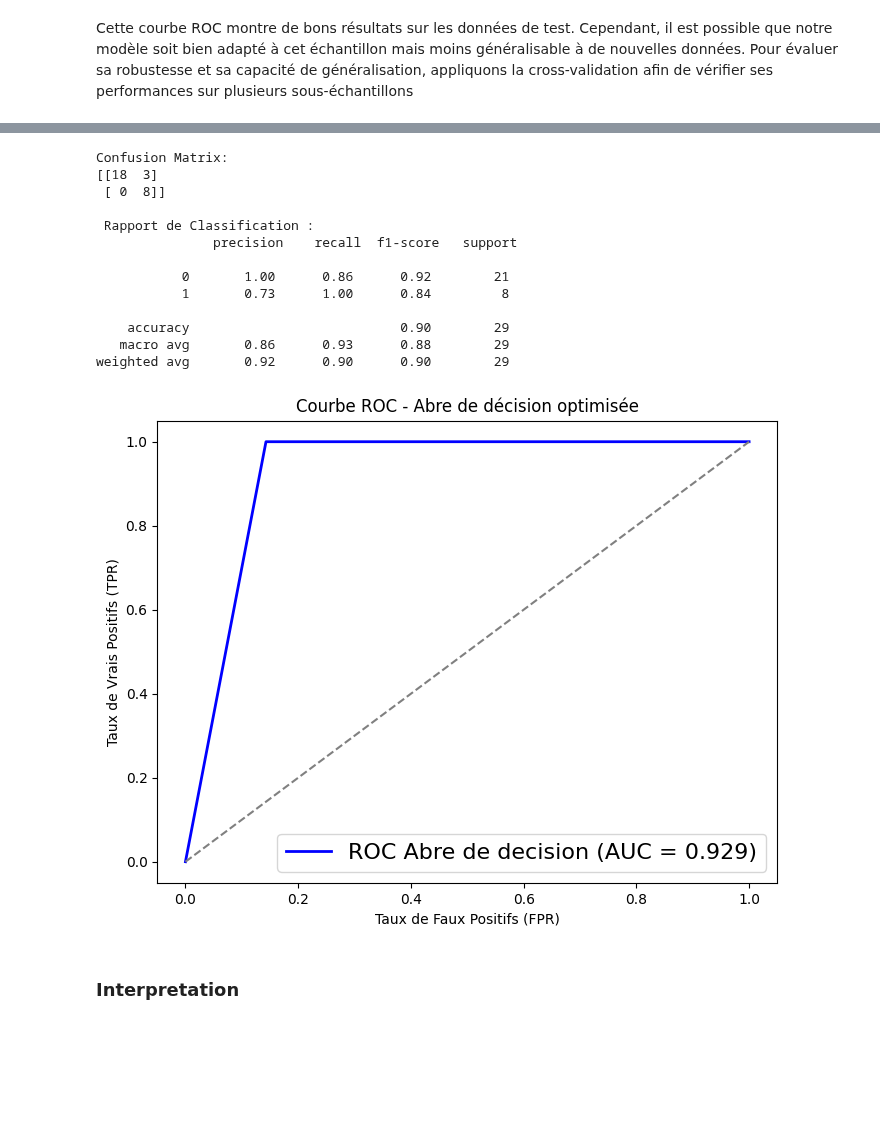
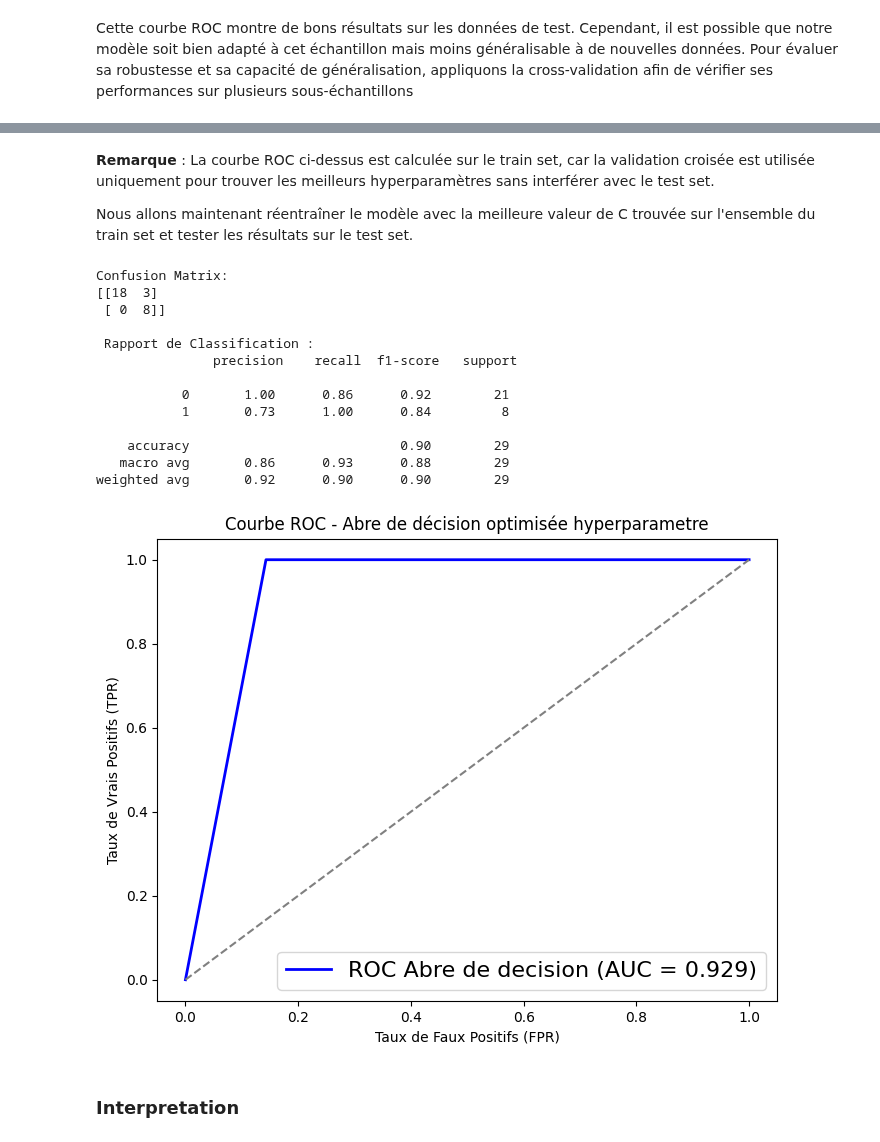
Before and after one commit to marktr11/Cervical-Cancer-Risk-Classification, a Jupyter notebook: Code/TreeDecision.ipynb, the cells around one changed output, grey strips where cells are left out. Cells and saved outputs as stored; diff of their text form; code cells hidden in the pictures; blank space fills up the shorter version.

```diff
--- a/Code/TreeDecision.ipynb
+++ b/Code/TreeDecision.ipynb
@@ -195,3 +203,7 @@ Précision moyenne du modèle après optimisation : 0.87
+# %% [markdown]
+**Remarque** : La courbe ROC ci-dessus est calculée sur le train set, car la validation croisée est utilisée uniquement pour trouver les meilleurs hyperparamètres sans interférer avec le test set.
+
+Nous allons maintenant réentraîner le modèle avec la meilleure valeur de C trouvée sur l'ensemble du train set et tester les résultats sur le test set.
 # %%
 scaler = StandardScaler() # Normalisation des données
 X_train_scaled = scaler.fit_transform(X_train_smote)
@@ -208,35 +220,35 @@ conf_matrix = confusion_matrix(y_test, y_pred)
 print(f"Confusion Matrix:\n{conf_matrix}")
 print("\n Rapport de Classification :\n", classification_report(y_test, y_pred))
 
 # Calcul des courbes ROC
 fpr, tpr, _ = roc_curve(y_test, y_pred)
 roc_auc = auc(fpr, tpr)
 
 # Tracer la courbe ROC
 plt.figure(figsize=(8, 6))
 plt.plot(fpr, tpr, color='blue', lw=2, label=f'ROC Abre de decision (AUC = {roc_auc:.3f})')
 plt.plot([0, 1], [0, 1], color='grey', linestyle='--')
 plt.xlabel('Taux de Faux Positifs (FPR)')
 plt.ylabel('Taux de Vrais Positifs (TPR)')
-plt.title('Courbe ROC - Abre de décision optimisée')
+plt.title('Courbe ROC - Abre de décision optimisée hyperparametre')
 plt.legend(loc="lower right", fontsize=16)
 plt.savefig("../Image/ROC_opt.png")
 plt.show()
 # %% [output]
 Confusion Matrix:
 [[18  3]
  [ 0  8]]
 
  Rapport de Classification :
                precision    recall  f1-score   support
 
            0       1.00      0.86      0.92        21
            1       0.73      1.00      0.84         8
 
     accuracy                           0.90        29
    macro avg       0.86      0.93      0.88        29
 weighted avg       0.92      0.90      0.90        29
-[figure, old version]
+[figure, new version]
 # %% [markdown]
 ### Interpretation
 # %% [markdown]
```
Also changed, not shown: parts of 12 cells of this notebook, 8 other files.
